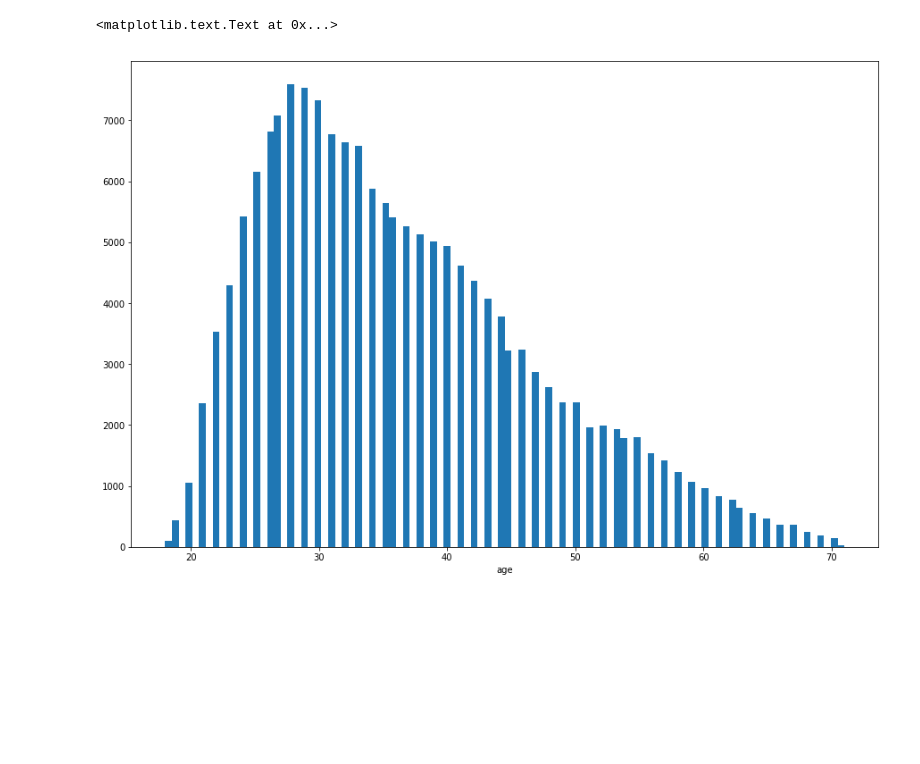
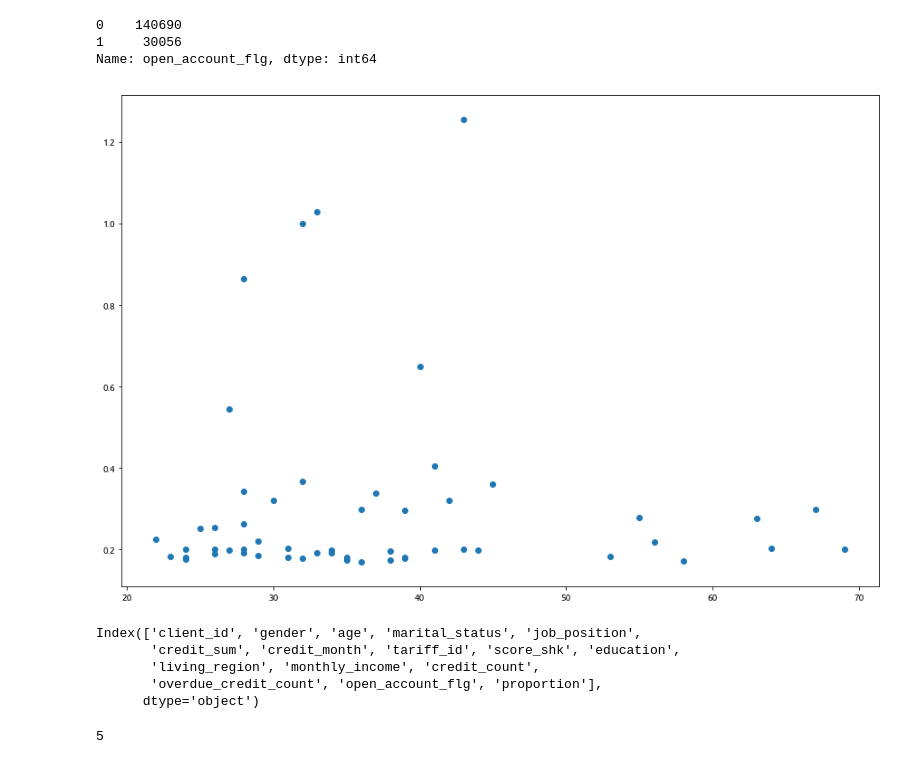
Before and after one commit to ponkin/notebooks, a Jupyter notebook: Tinkoff.ipynb, the cells around one changed output. Saved outputs shown, nothing was run; the diff lists cells and outputs as text; code cells hidden in the pictures; blank space fills up the shorter version.

```diff
--- a/Tinkoff.ipynb
+++ b/Tinkoff.ipynb
@@ -25,7 +176,14 @@ credits[pd.isnull(credits['overdue_credit_count'])].head(10)
+# %%
+credits['open_account_flg'].value_counts()
+# %% [output]
+0    140690
+1     30056
+Name: open_account_flg, dtype: int64
+# %%
+credits['proportion'] = credits[credits['open_account_flg'] == 1].groupby(['age']).size() / credits[credits['open_account_flg'] == 0].groupby(['age']).size()
 # %%
-plt.figure(figsize=(15, 10))
-plt.hist(credits['age'], bins=100)
-plt.xlabel('age')
+plt.figure(figsize=(15,10))
+plt.scatter(credits['age'], credits['proportion'])
+plt.show()
 # %% [output]
-<matplotlib.text.Text at 0x...>
-[figure, old version]
+[figure, new version]
@@ -35,0 +190,8 @@ agg_credits = by_gender_job.size().unstack().fillna(0)
+# %%
+credits.columns
+# %% [output]
+Index(['client_id', 'gender', 'age', 'marital_status', 'job_position',
+       'credit_sum', 'credit_month', 'tariff_id', 'score_shk', 'education',
+       'living_region', 'monthly_income', 'credit_count',
+       'overdue_credit_count', 'open_account_flg', 'proportion'],
+      dtype='object')
@@ -35,0 +200,4 @@ agg_credits = by_gender_job.size().unstack().fillna(0)
+# %%
+np.unique(credits['education']).size
+# %% [output]
+5
```
Also changed, not shown: parts of 37 cells of this notebook.
